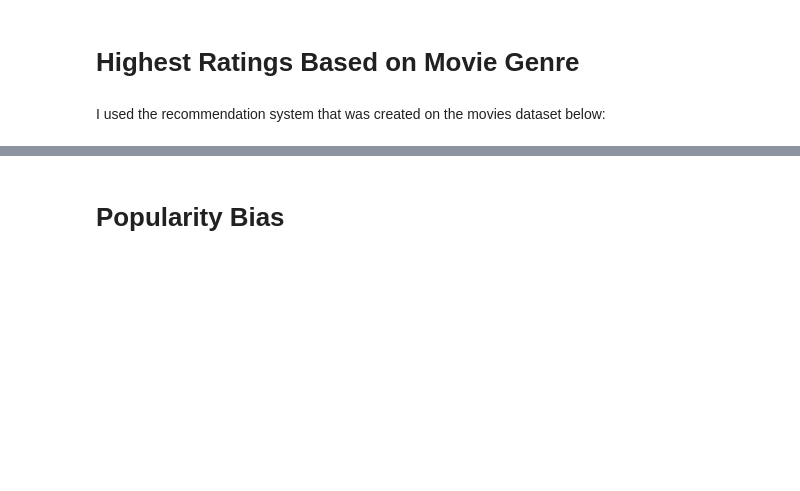
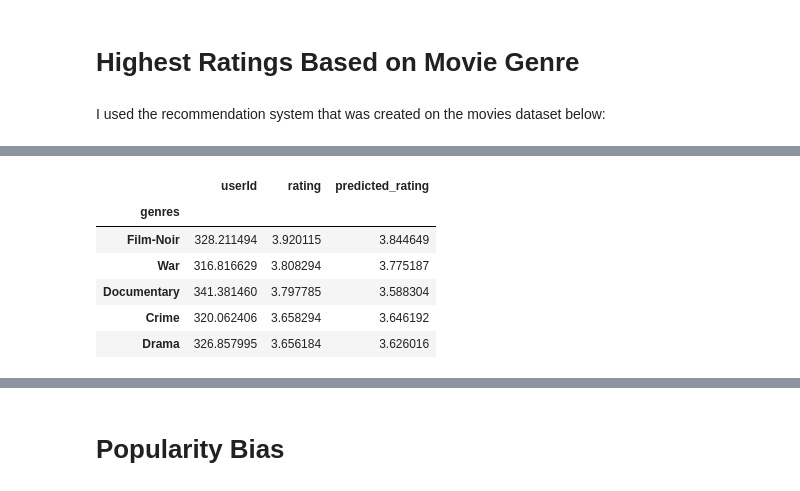
Before and after one commit to moham6839/Recommedation-System-Project, a Jupyter notebook: Recommendation System Project.ipynb, the cells around one changed output, grey strips where cells are left out. Cells and saved outputs as stored; diff of their text form; code cells hidden in the pictures; blank space fills up the shorter version.

```diff
--- a/Recommendation System Project.ipynb
+++ b/Recommendation System Project.ipynb
@@ -344,0 +489,11 @@ The image above is a bar plot showing the predicted ratings of 1 user based on m
+# %%
+movie_ratings_df = movie_ratings_df.groupby('genres').mean().sort_values(by='rating', ascending=False)
+movie_ratings_df.head()
+# %% [output]
+|  | userId | rating | predicted_rating |
+| genres |  |  |  |
+| Film-Noir | 328.211494 | 3.920115 | 3.844649 |
+| War | 316.816629 | 3.808294 | 3.775187 |
+| Documentary | 341.381460 | 3.797785 | 3.588304 |
+| Crime | 320.062406 | 3.658294 | 3.646192 |
+| Drama | 326.857995 | 3.656184 | 3.626016 |
```
Also changed, not shown: parts of 27 cells of this notebook.
